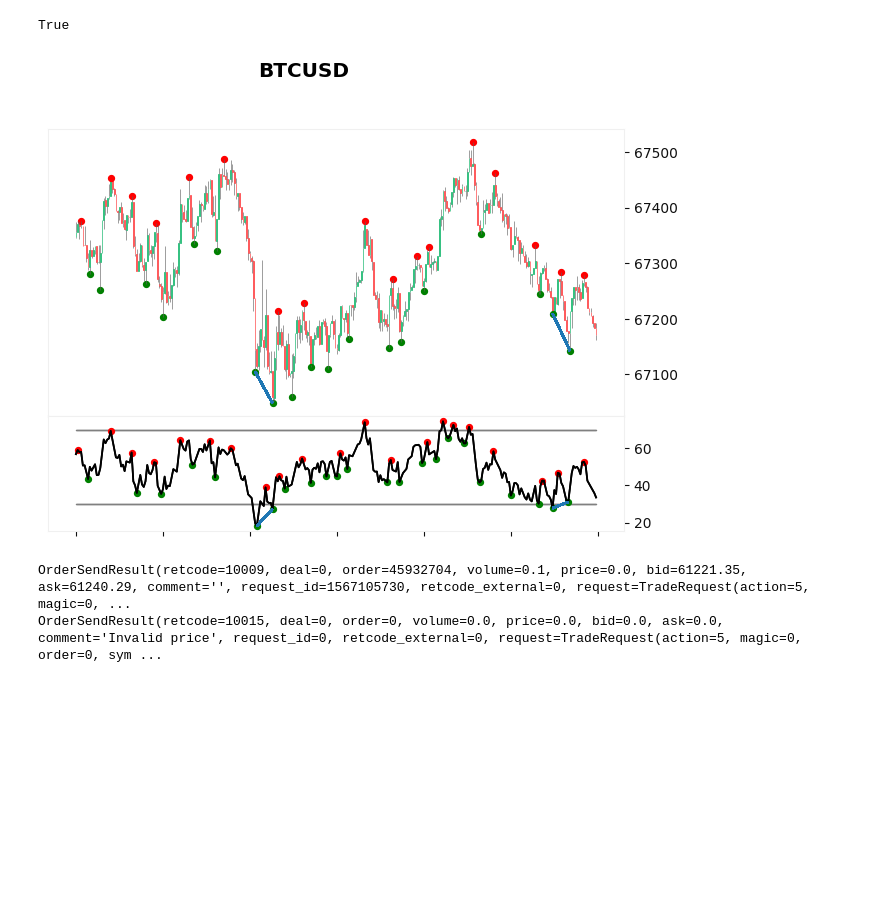
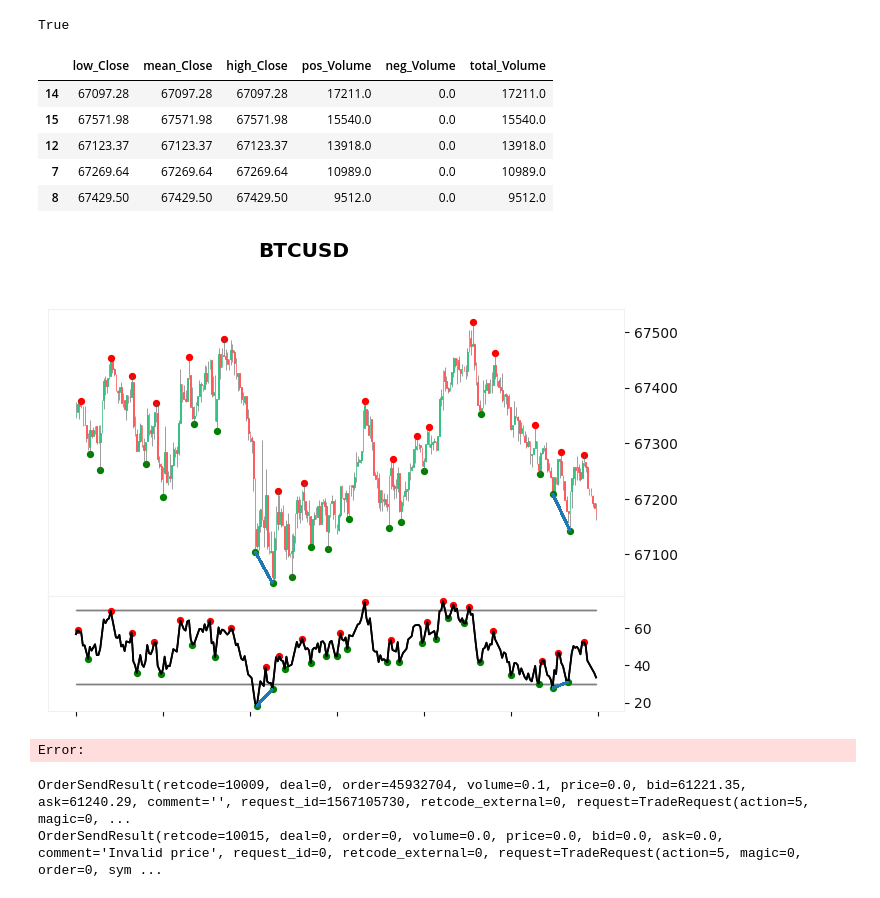
Before and after one commit to nguyenvantat1182002/rsi-signal-bot, a Jupyter notebook: rsi-signal-bot.ipynb, the cells around one changed output. Drawn from its saved outputs; the diff is of its cells as text; code cells hidden in the pictures; blank space fills up the shorter version.

```diff
--- a/rsi-signal-bot.ipynb
+++ b/rsi-signal-bot.ipynb
@@ -128,19 +236,46 @@ symbol = 'BTCUSD'
 # %%
-rates = mt5.copy_rates_from_pos(symbol, mt5.TIMEFRAME_M1, 0, 1000)
+rates = mt5.copy_rates_from_pos(symbol, mt5.TIMEFRAME_H1, 0, 1000)
 
 df = pd.DataFrame(rates)
 df['time'] = pd.to_datetime(df['time'], unit='s')
 
 df['rsi'] = ta.rsi(df['close'], 14)
 df['atr'] = ta.atr(df['high'], df['low'], df['close'], 14)
 
 df.dropna(inplace=True)
 
 window_size = 5
 df['rsi_pivot_high'] = df['rsi'] == df['rsi'].rolling(2 * window_size + 1, center=True).max()
 df['rsi_pivot_low'] = df['rsi'] == df['rsi'].rolling(2 * window_size + 1, center=True).min()
 df['pivot_high'] = df['high'] == df['high'].rolling(2 * window_size + 1, center=True).max()
 df['pivot_low'] = df['low'] == df['low'].rolling(2 * window_size + 1, center=True).min()
+
+
+
+df = df.rename(columns={'tick_volume': 'Volume', 'close': 'Close', 'open': 'Open', 'high': 'High', 'low': 'Low'})
+
+
+from market_profile import MarketProfile
+from datetime import datetime, timedelta
+
+
+date = pd.to_datetime('2024-10-17')
+start_time = date.replace(hour=0, minute=0, second=0, microsecond=0)
+end_time = start_time + timedelta(days=1)
+start_time = pd.to_datetime(start_time)
+end_time = pd.to_datetime(end_time)
+mask = (df['time'] >= start_time) & (df['time'] <= end_time)
+daily_data = df[mask]
+
+vp = ta.vp(daily_data['Close'], daily_data['Volume'], len(daily_data))
+vp.nlargest(5, 'total_Volume')
+# %% [output]
+|  | low_Close | mean_Close | high_Close | pos_Volume | neg_Volume | total_Volume |
+| 14 | 67097.28 | 67097.28 | 67097.28 | 17211.0 | 0.0 | 17211.0 |
+| 15 | 67571.98 | 67571.98 | 67571.98 | 15540.0 | 0.0 | 15540.0 |
+| 12 | 67123.37 | 67123.37 | 67123.37 | 13918.0 | 0.0 | 13918.0 |
+| 7 | 67269.64 | 67269.64 | 67269.64 | 10989.0 | 0.0 | 10989.0 |
+| 8 | 67429.50 | 67429.50 | 67429.50 | 9512.0 | 0.0 | 9512.0 |
 # %%
 df = df.tail(300)
 df.set_index(df['time'], inplace=True)
@@ -180,6 +315,7 @@ rsi_lines = mpf._utils._construct_aline_collections(dict(alines=rsi_lines), df.i
 axs[2].add_collection(rsi_lines);
 # %% [output]
 [figure]
+Error:
 # %%
 symbol = 'BTCUSD'
 
```
Also changed, not shown: parts of 1 cell of this notebook, 6 other files.
